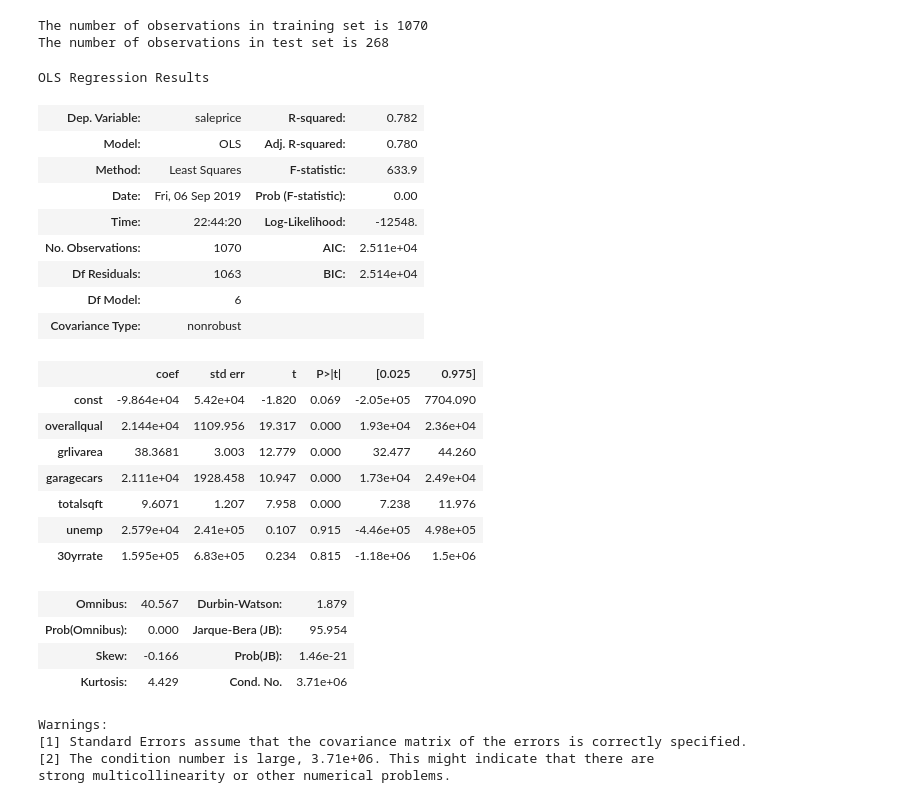
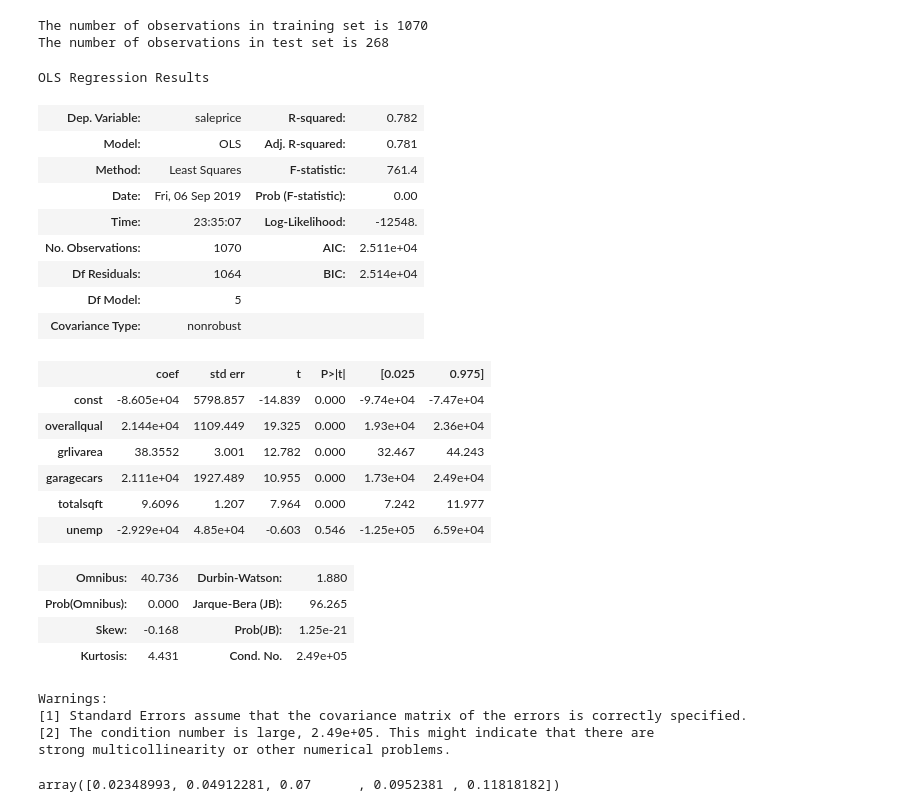
Before and after one commit to TheONEShafiq/Thinkful_Exercises, a Jupyter notebook: Regression_challenge.ipynb, the cells around one changed output. Cells and saved outputs as stored; diff of their text form; code cells hidden in the pictures.

```diff
--- a/Regression_challenge.ipynb
+++ b/Regression_challenge.ipynb
@@ -581,7 +604,7 @@ strong multicollinearity or other numerical problems.
 Y = prices['saleprice']
 
 # X is the feature set which includes overallqual, grlivarea, garagecars, totalsqft & mszoning
-X = prices[['overallqual','grlivarea', 'garagecars', 'totalsqft', 'unemp', '30yrrate']]
+X = prices[['overallqual','grlivarea', 'garagecars', 'totalsqft', 'unemp']]
 
 
 # We need to manually add a constant in statsmodels' sm
@@ -630,45 +652,51 @@ The number of observations in test set is 268
 # %%
 #Estimate the model using only training data set
 
 # Y is the target variable
 # Y = prices['saleprice']
 
 # X is the feature set which includes lot size, overallcond, full & half bath, bedroomabvgr and totalbsmtsf
-X = prices[['overallqual','grlivarea', 'garagecars', 'totalsqft', 'unemp', '30yrrate']]
+X = prices[['overallqual','grlivarea', 'garagecars', 'totalsqft']]
 
 # We need to manually add a constant in statsmodels' sm
 X_train = sm.add_constant(X_train)
 
 results = sm.OLS(y_train, X_train).fit()
 
 results.summary()
 # %% [output]
 OLS Regression Results
 | Dep. Variable: | saleprice | R-squared: | 0.782 |
-| Model: | OLS | Adj. R-squared: | 0.780 |
-| Method: | Least Squares | F-statistic: | 633.9 |
+| Model: | OLS | Adj. R-squared: | 0.781 |
+| Method: | Least Squares | F-statistic: | 761.4 |
 | Date: | Fri, 06 Sep 2019 | Prob (F-statistic): | 0.00 |
-| Time: | 22:44:20 | Log-Likelihood: | -12548. |
+| Time: | 23:35:07 | Log-Likelihood: | -12548. |
 | No. Observations: | 1070 | AIC: | 2.511e+04 |
-| Df Residuals: | 1063 | BIC: | 2.514e+04 |
-| Df Model: | 6 |  |  |
+| Df Residuals: | 1064 | BIC: | 2.514e+04 |
+| Df Model: | 5 |  |  |
 | Covariance Type: | nonrobust |  |  |
 |  | coef | std err | t | P>|t| | [0.025 | 0.975] |
-| const | -9.864e+04 | 5.42e+04 | -1.820 | 0.069 | -2.05e+05 | 7704.090 |
-| overallqual | 2.144e+04 | 1109.956 | 19.317 | 0.000 | 1.93e+04 | 2.36e+04 |
-| grlivarea | 38.3681 | 3.003 | 12.779 | 0.000 | 32.477 | 44.260 |
-| garagecars | 2.111e+04 | 1928.458 | 10.947 | 0.000 | 1.73e+04 | 2.49e+04 |
-| totalsqft | 9.6071 | 1.207 | 7.958 | 0.000 | 7.238 | 11.976 |
-| unemp | 2.579e+04 | 2.41e+05 | 0.107 | 0.915 | -4.46e+05 | 4.98e+05 |
-| 30yrrate | 1.595e+05 | 6.83e+05 | 0.234 | 0.815 | -1.18e+06 | 1.5e+06 |
+| const | -8.605e+04 | 5798.857 | -14.839 | 0.000 | -9.74e+04 | -7.47e+04 |
+| overallqual | 2.144e+04 | 1109.449 | 19.325 | 0.000 | 1.93e+04 | 2.36e+04 |
+| grlivarea | 38.3552 | 3.001 | 12.782 | 0.000 | 32.467 | 44.243 |
+| garagecars | 2.111e+04 | 1927.489 | 10.955 | 0.000 | 1.73e+04 | 2.49e+04 |
+| totalsqft | 9.6096 | 1.207 | 7.964 | 0.000 | 7.242 | 11.977 |
+| unemp | -2.929e+04 | 4.85e+04 | -0.603 | 0.546 | -1.25e+05 | 6.59e+04 |
-| Omnibus: | 40.567 | Durbin-Watson: | 1.879 |
-| Prob(Omnibus): | 0.000 | Jarque-Bera (JB): | 95.954 |
-| Skew: | -0.166 | Prob(JB): | 1.46e-21 |
-| Kurtosis: | 4.429 | Cond. No. | 3.71e+06 |
+| Omnibus: | 40.736 | Durbin-Watson: | 1.880 |
+| Prob(Omnibus): | 0.000 | Jarque-Bera (JB): | 96.265 |
+| Skew: | -0.168 | Prob(JB): | 1.25e-21 |
+| Kurtosis: | 4.431 | Cond. No. | 2.49e+05 |
 Warnings:
 [1] Standard Errors assume that the covariance matrix of the errors is correctly specified.
-[2] The condition number is large, 3.71e+06. This might indicate that there are
+[2] The condition number is large, 2.49e+05. This might indicate that there are
 strong multicollinearity or other numerical problems.
+# %%
+#Use cross validation versus holdouts to see if performance on trainig set inproves
+
+bnb = BernoulliNB()
+cross_val_score(bnb, X, Y, cv=5)
+# %% [output]
+array([0.02348993, 0.04912281, 0.07      , 0.0952381 , 0.11818182])
 # %%
 # We fit an OLS model using sklearn
 lrm = LinearRegression()
```
Also changed, not shown: parts of 17 cells of this notebook.
